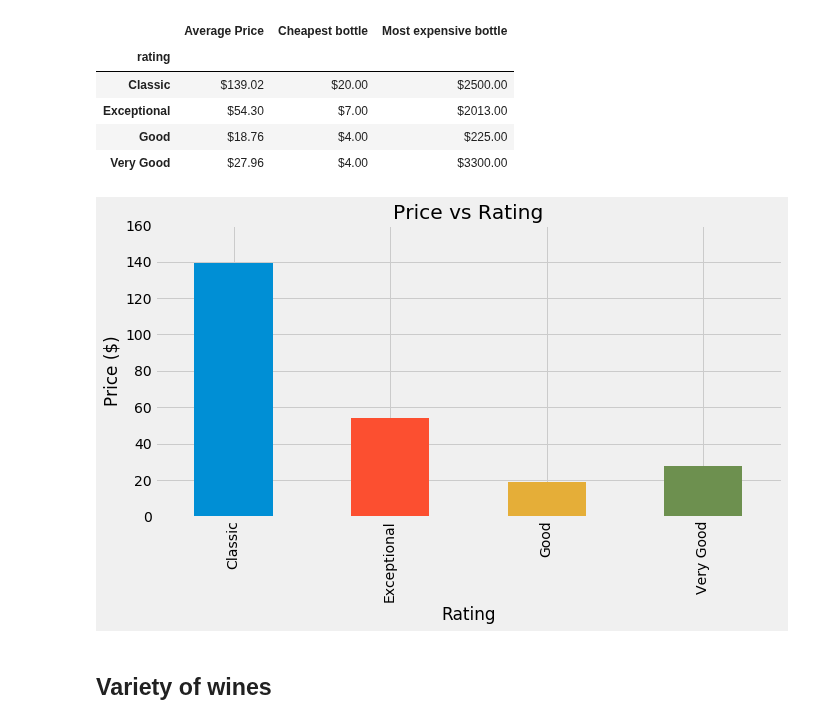
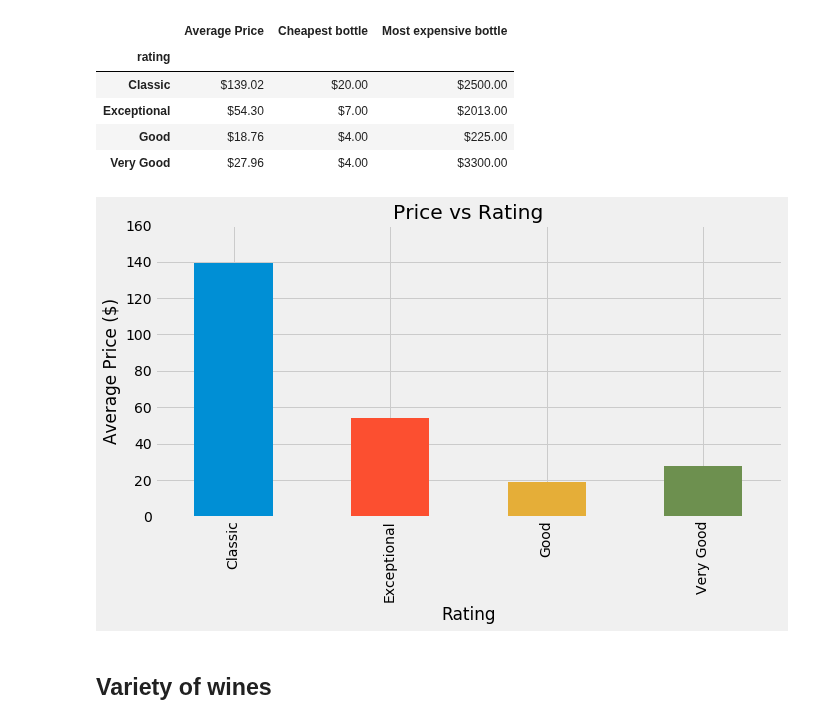
Before and after one commit to madengr00/PourTaste, a Jupyter notebook: Basic DataSet Information.ipynb, the cells around one changed output. Drawn from its saved outputs; the diff is of its cells as text; code cells hidden in the pictures.

```diff
--- a/Basic DataSet Information.ipynb
+++ b/Basic DataSet Information.ipynb
@@ -150,15 +150,17 @@ price_vs_rating_numbers
 | Good | $18.76 | $4.00 | $225.00 |
 | Very Good | $27.96 | $4.00 | $3300.00 |
 # %%
+#Get mean price
 price_wine_df.groupby(["rating"]).price.mean().plot(kind="bar", use_index=True, figsize=(10,5))
+#Axis Labels
 plt.xlabel("Rating")
-plt.ylabel("Price ($)")
+plt.ylabel("Average Price ($)")
 plt.title("Price vs Rating")
 plt.ylim(top=160)
 #save it
 plt.savefig("Output/Price vs Rating.png")
 # %% [output]
-[figure, old version]
+[figure, new version]
 # %% [markdown]
 ## Variety of wines
 # %% [markdown]
```
Also changed, not shown: parts of 2 cells of this notebook, 2 other files.
